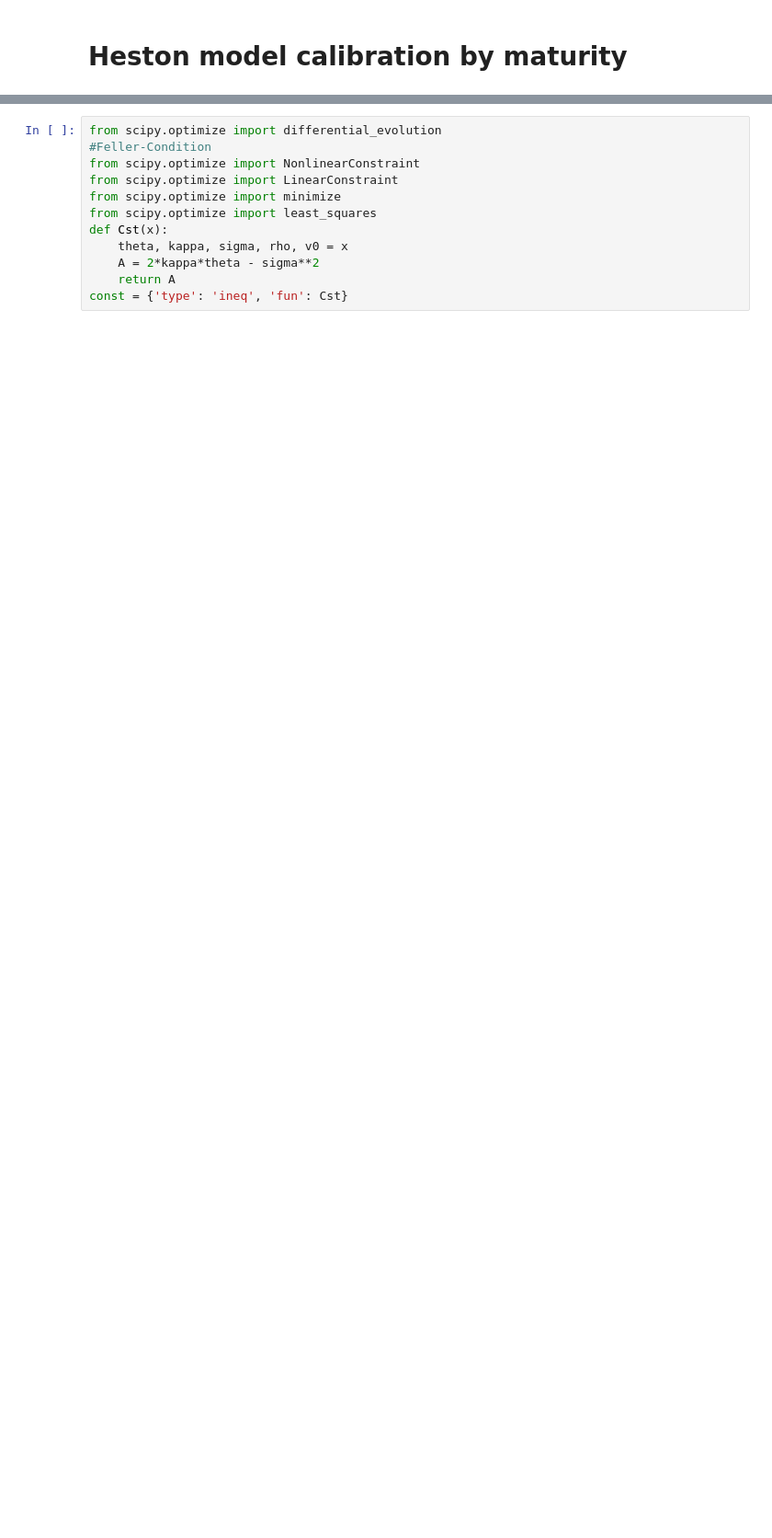
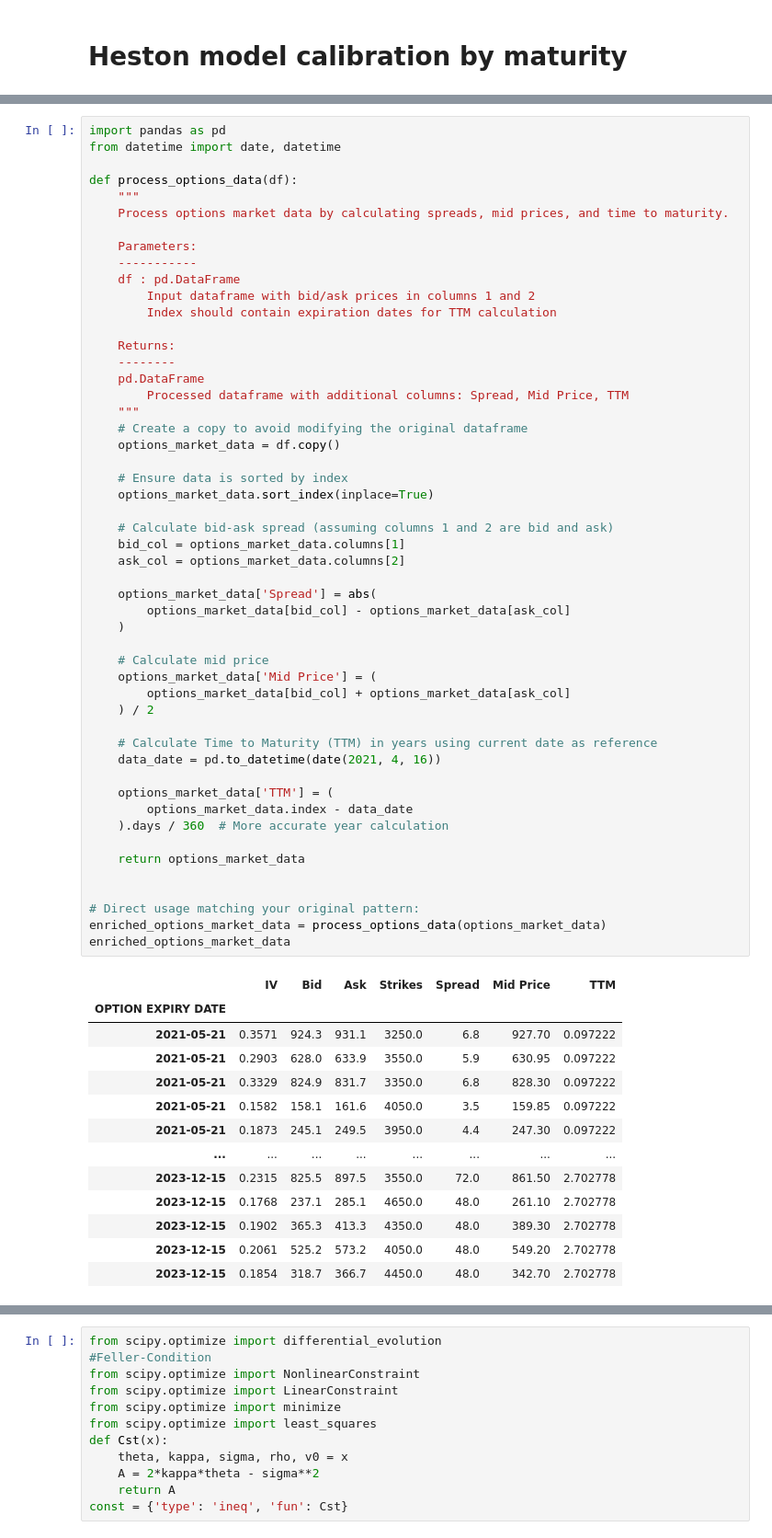
Before and after one commit to EM51641/Master-Thesis-, a Jupyter notebook: Code/Calibration by maturities for stochastic volatility models .ipynb, the cells around one changed output, grey strips where cells are left out. Shown at 92% size. Drawn from its saved outputs; the diff is of its cells as text; blank space fills up the shorter version.

```diff
--- a/Code/Calibration by maturities for stochastic volatility models .ipynb
+++ b/Code/Calibration by maturities for stochastic volatility models .ipynb
@@ -106,0 +145,65 @@ prices = (L.groupby(['TTM','Strikes']).mean())['Mid Price'].values
+# %%
+import pandas as pd
+from datetime import date, datetime
+
+def process_options_data(df):
+    """
+    Process options market data by calculating spreads, mid prices, and time to maturity.
+
+    Parameters:
+    -----------
+    df : pd.DataFrame
+        Input dataframe with bid/ask prices in columns 1 and 2
+        Index should contain expiration dates for TTM calculation
+
+    Returns:
+    --------
+    pd.DataFrame
+        Processed dataframe with additional columns: Spread, Mid Price, TTM
+    """
+    # Create a copy to avoid modifying the original dataframe
+    options_market_data = df.copy()
+
+    # Ensure data is sorted by index
+    options_market_data.sort_index(inplace=True)
+
+    # Calculate bid-ask spread (assuming columns 1 and 2 are bid and ask)
+    bid_col = options_market_data.columns[1]
+    ask_col = options_market_data.columns[2]
+
+    options_market_data['Spread'] = abs(
+        options_market_data[bid_col] - options_market_data[ask_col]
+    )
+
+    # Calculate mid price
+    options_market_data['Mid Price'] = (
+        options_market_data[bid_col] + options_market_data[ask_col]
+    ) / 2
+
+    # Calculate Time to Maturity (TTM) in years using current date as reference
+    data_date = pd.to_datetime(date(2021, 4, 16))
+
+    options_market_data['TTM'] = (
+        options_market_data.index - data_date
+    ).days / 360  # More accurate year calculation
+
+    return options_market_data
+
+
+# Direct usage matching your original pattern:
+enriched_options_market_data = process_options_data(options_market_data)
+enriched_options_market_data
+# %% [output]
+|  | IV | Bid | Ask | Strikes | Spread | Mid Price | TTM |
+| OPTION EXPIRY DATE |  |  |  |  |  |  |  |
+| 2021-05-21 | 0.3571 | 924.3 | 931.1 | 3250.0 | 6.8 | 927.70 | 0.097222 |
+| 2021-05-21 | 0.2903 | 628.0 | 633.9 | 3550.0 | 5.9 | 630.95 | 0.097222 |
+| 2021-05-21 | 0.3329 | 824.9 | 831.7 | 3350.0 | 6.8 | 828.30 | 0.097222 |
+| 2021-05-21 | 0.1582 | 158.1 | 161.6 | 4050.0 | 3.5 | 159.85 | 0.097222 |
+| 2021-05-21 | 0.1873 | 245.1 | 249.5 | 3950.0 | 4.4 | 247.30 | 0.097222 |
+| ... | ... | ... | ... | ... | ... | ... | ... |
+| 2023-12-15 | 0.2315 | 825.5 | 897.5 | 3550.0 | 72.0 | 861.50 | 2.702778 |
+| 2023-12-15 | 0.1768 | 237.1 | 285.1 | 4650.0 | 48.0 | 261.10 | 2.702778 |
+| 2023-12-15 | 0.1902 | 365.3 | 413.3 | 4350.0 | 48.0 | 389.30 | 2.702778 |
+| 2023-12-15 | 0.2061 | 525.2 | 573.2 | 4050.0 | 48.0 | 549.20 | 2.702778 |
+| 2023-12-15 | 0.1854 | 318.7 | 366.7 | 4450.0 | 48.0 | 342.70 | 2.702778 |
```
Also changed, not shown: parts of 31 cells of this notebook, 5 other files.
